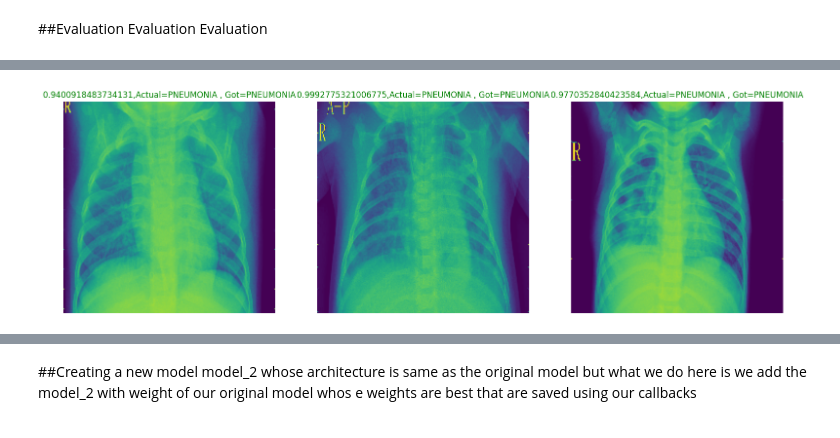
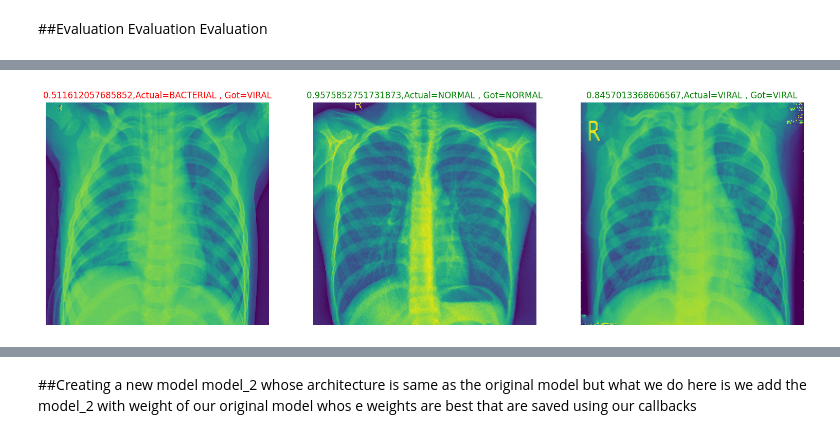
Before and after one commit to RautRitesh/EfficientNetB0-X-Ray-Classifier, a Jupyter notebook: Pneumonia_or_not.ipynb, the cells around one changed output, grey strips where cells are left out. Saved outputs shown, nothing was run; the diff lists cells and outputs as text; code cells hidden in the pictures.

```diff
--- a/Pneumonia_or_not.ipynb
+++ b/Pneumonia_or_not.ipynb
@@ -108,15 +119,15 @@ base_model.trainable=False
 # %% [markdown]
 ## Creating our neural network, Input layer recieved input and passes to our base_model whose result goes through Global Average Pooling2D and then some Dropout is done so that our model wont get overfitted.As our final predictions are only 2. i.e either noraml or pneumonia so we use "sigmoid" else "softmax" has to be  used
 # %%
-input = tf.keras.layers.Input(shape=(224,224,1))
+input = tf.keras.layers.Input(shape=(224,224,3))
 x= data_augmentation(input)
 x= base_model(x,training=False)
 x=tf.keras.layers.GlobalAveragePooling2D()(x)
 x= tf.keras.layers.Dropout(0.25)(x)
-output= tf.keras.layers.Dense(2,activation="sigmoid")(x)
+output= tf.keras.layers.Dense(3,activation="softmax")(x)
 model = tf.keras.Model(input,output)
 # %%
-model.compile(loss=tf.keras.losses.BinaryCrossentropy(),
+model.compile(loss=tf.keras.losses.CategoricalCrossentropy(),
               metrics=['accuracy'],
               optimizer= tf.keras.optimizers.Adam(learning_rate=1e-4))
 # %%
@@ -187,3 +230,6 @@ model.layers
 ##Now fine tuning our model🐦‍🔥🐦‍🔥🐦‍🔥🐦‍🔥
 # %%
 base_model.trainable=True
+# %%
+for i,layer in enumerate(base_model.layers):
+  print(i,layer.name,layer.trainable)
@@ -212,7 +276,7 @@ for i,layer in enumerate(base_model.layers):
 236 top_bn True
 237 top_activation True
 # %%
-model.compile(loss=tf.keras.losses.BinaryCrossentropy(),
+model.compile(loss=tf.keras.losses.CategoricalCrossentropy(),
               optimizer=tf.keras.optimizers.Adam(learning_rate=1e-4),
               metrics=["accuracy"])
 # %%
@@ -269,13 +334,13 @@ plot_confusion_matrix(cm,colorbar=True,class_names=class_names)
 plt.figure(figsize=(19,10))
 for i in range(3):
   class_name_1=random.choice(class_names)
-  target_file="/content/chest_xray/val"
+  target_file="/content/chest_xray/chest_xray_ternary/test"
   target_image = random.sample(os.listdir(target_file +"/" + class_name_1),1)
   target_folder = target_file + "/" + class_name_1 + "/" + target_image[0]
   image = tf.io.read_file(target_folder)
   image = tf.io.decode_image(image)
-  if image.shape[:-1] == 3:
-    image = tf.image.rgb_to_gray(image)
+  if image.shape[:-1] == 1:
+    image = tf.image.grayscale_to_rgb(image)
   image = tf.image.resize(image,size=[224,224])
   pred_probs = model.predict(tf.expand_dims(image,axis=0))
   pred_class=class_names[int(tf.argmax(pred_probs,axis=1))]
@@ -295 +360 @@ for i in range(3):
-[figure, old version]
+[figure, new version]
```
Also changed, not shown: parts of 36 cells of this notebook.
